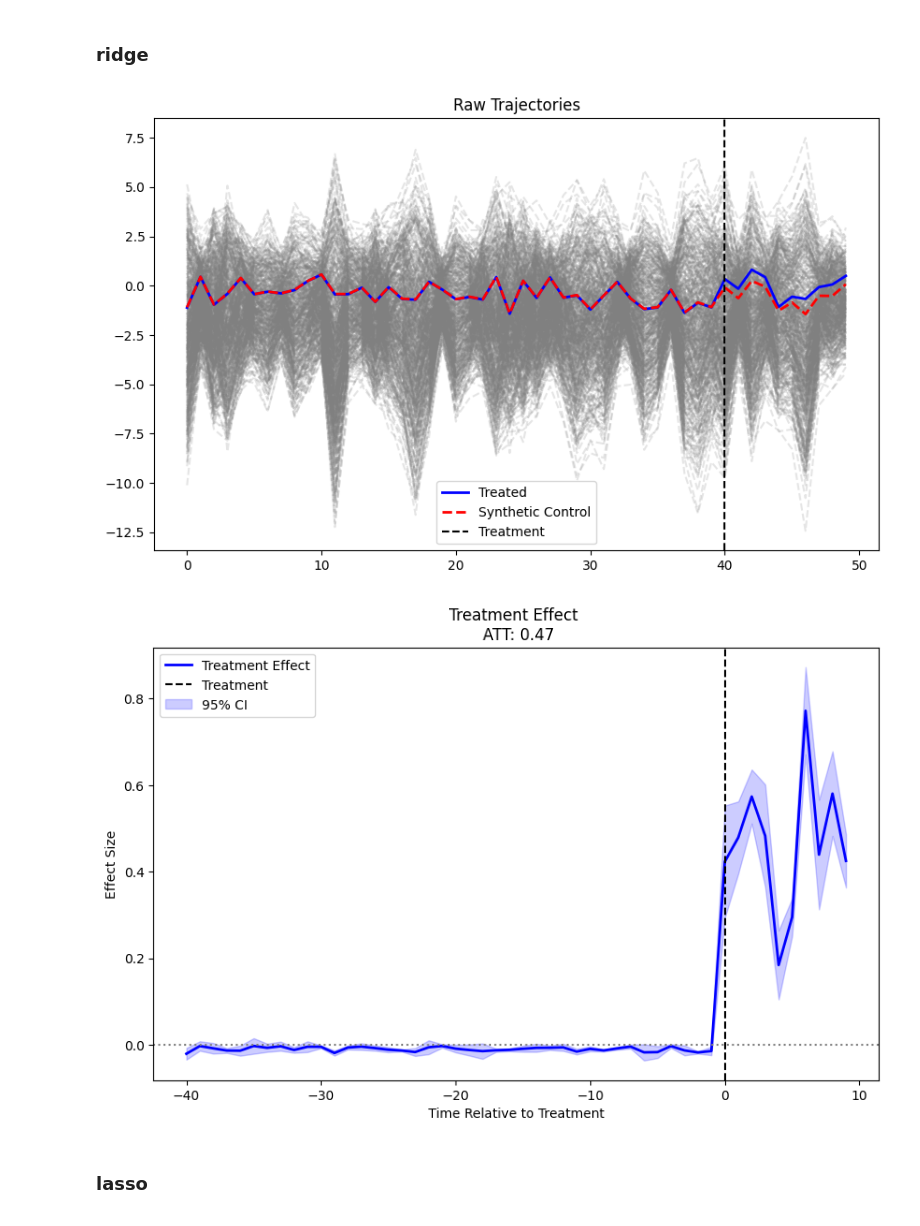
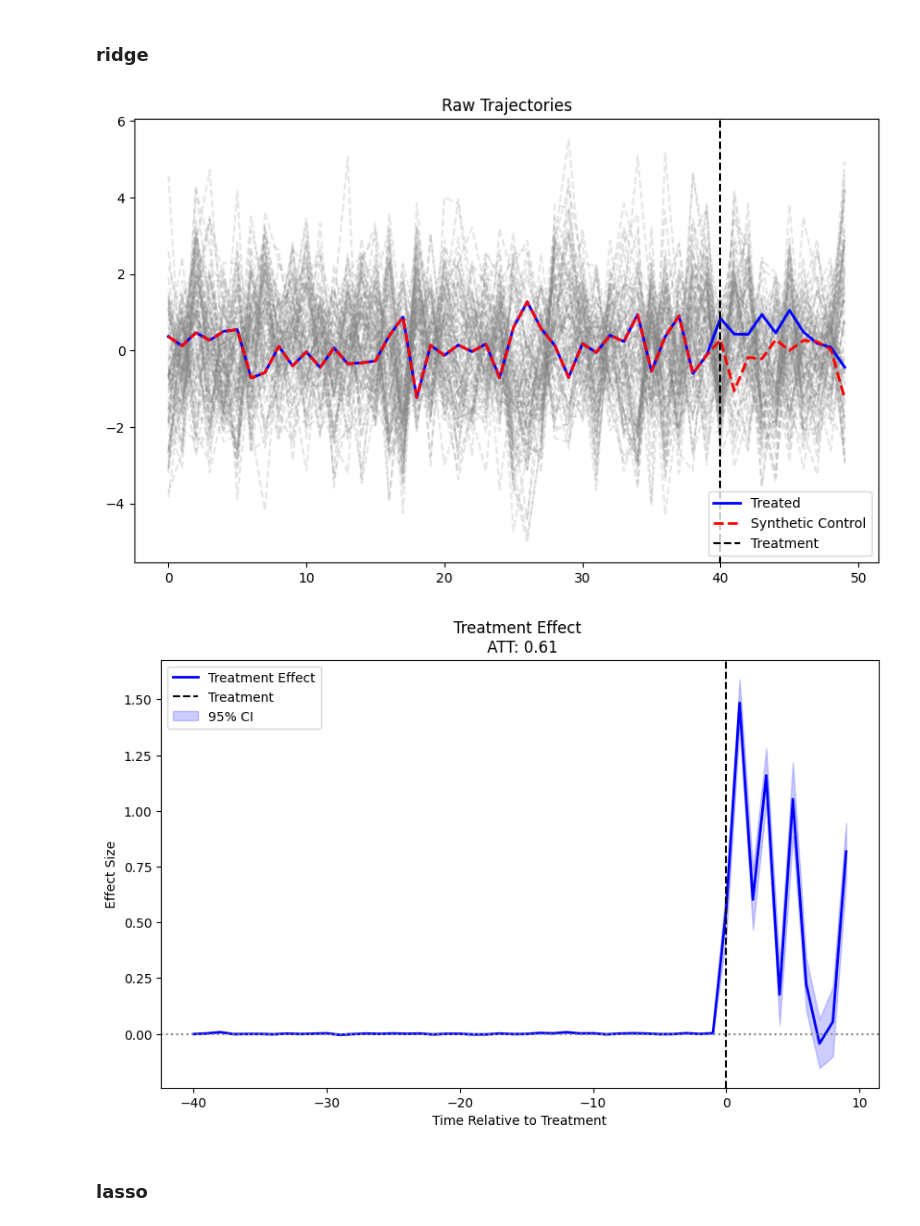
Before and after one commit to s3alfisc/synthlearners, a Jupyter notebook: notebooks/demo.ipynb, the cells around one changed output. Saved outputs shown, nothing was run; the diff lists cells and outputs as text; code cells hidden in the pictures.

```diff
--- a/notebooks/demo.ipynb
+++ b/notebooks/demo.ipynb
@@ -12,30 +12,30 @@ from synthlearners.plotting import SynthPlotter
 ## Basic use with Panel Matrices
 # %%
 config = SimulationConfig(
-    N=500,
+    N=100,
     T=50,
     T_pre=40,
     n_treated=10,
     selection_mean=1.0,
     treatment_effect=0.5,
-    dgp=FactorDGP(K=3, sigma=0.4, trend_sigma=0.01),
+    dgp=FactorDGP(K=2, sigma=1, time_fac_lb=-0.5, time_fac_ub=0.5, trend_sigma=0.0001),
 )
 simulator = PanelSimulator(config)
 Y, Y_0, L, treated_units = simulator.simulate()
 # %% [markdown]
 ### ridge
+# %%
+synth = Synth(method="lp_norm", p=2.0, n_jobs=-1)
+results = synth.fit(Y, treated_units, config.T_pre)
 # %%
-# Fit synthetic control
-synth = Synth(method="lp_norm", p=2.0, n_jobs=8)
-results = synth.fit(Y, treated_units, config.T_pre)
 # Plot raw data
 synth.plot(results, Y, treated_units, config.T_pre, mode="raw")
 plt.show()
 synth.plot(results, Y, treated_units, config.T_pre, mode="effect", show_ci=True)
 plt.show()
 # %% [output]
-[figure, old version]
+[figure, new version]
-[figure, old version]
+[figure, new version]
 # %% [markdown]
 ### lasso
 # %%
```
Also changed, not shown: parts of 8 cells of this notebook, 6 other files.
